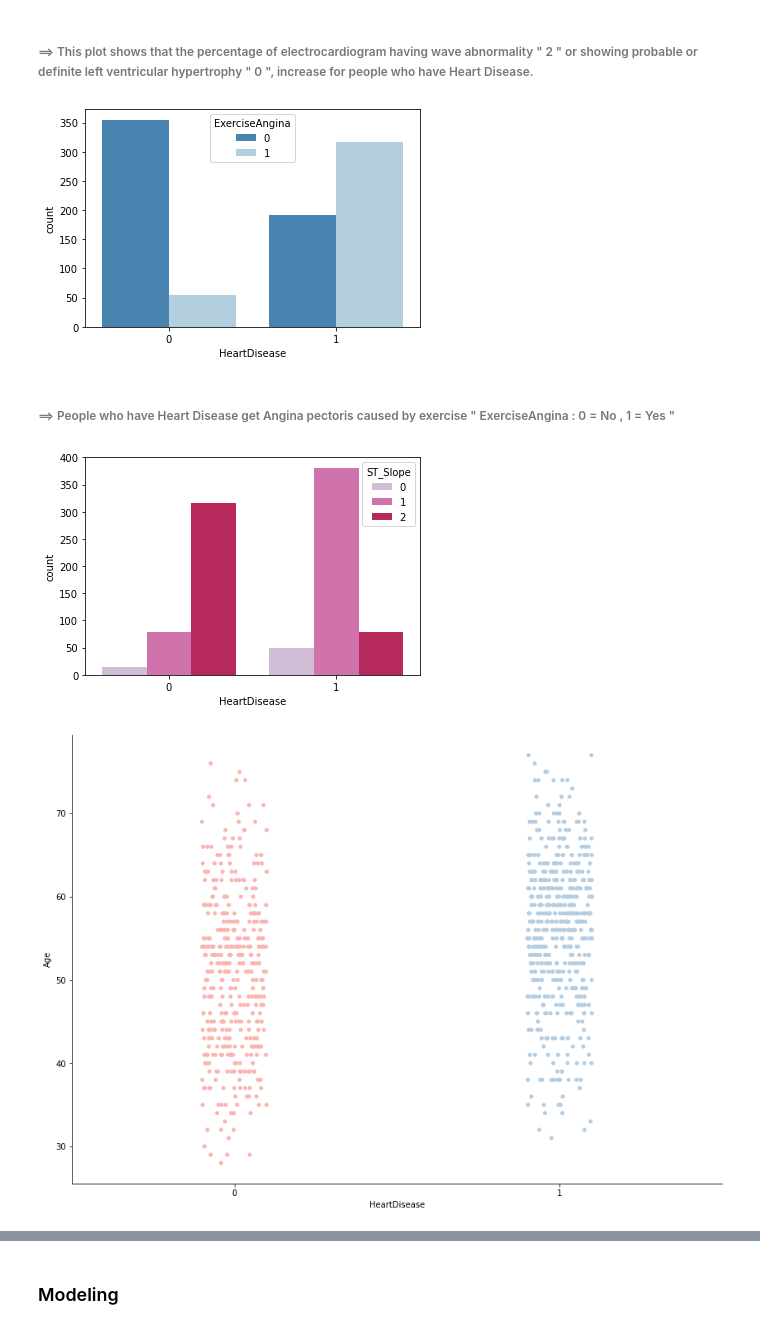
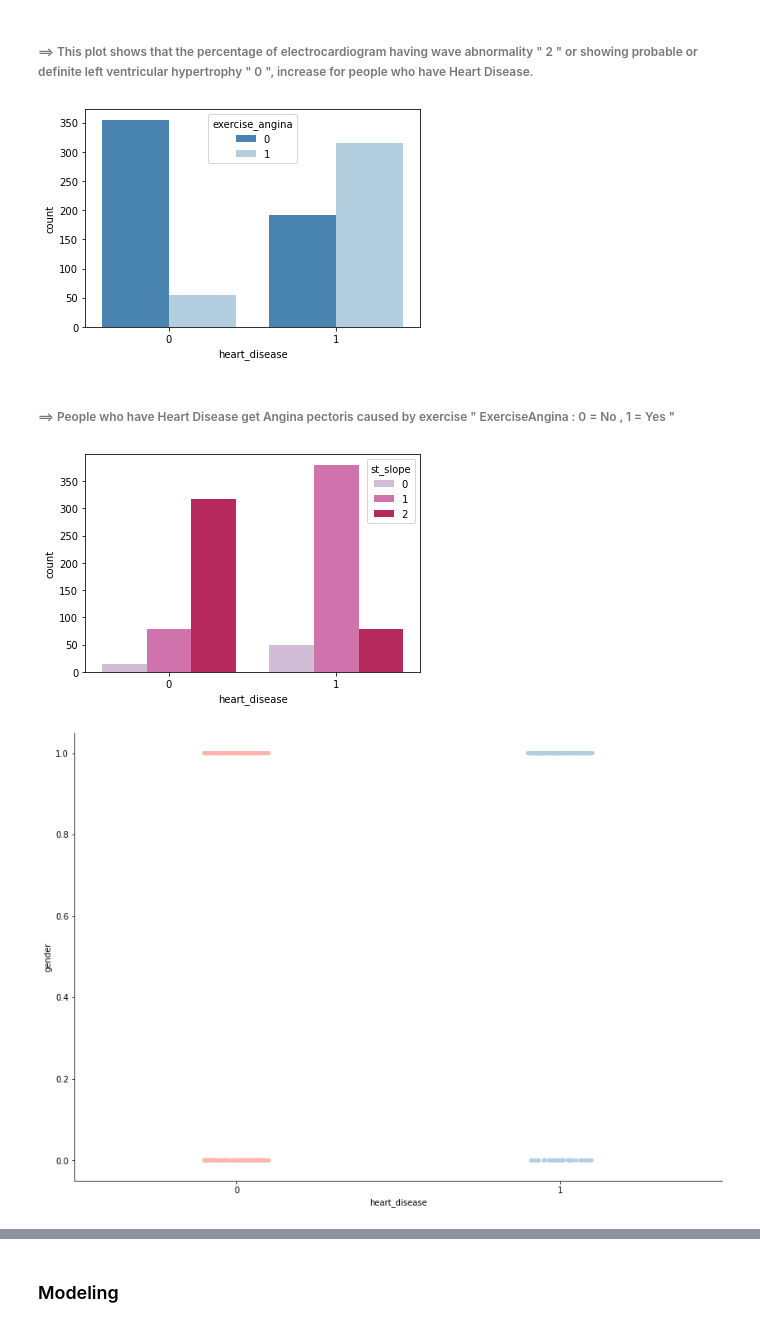
Before and after one commit to Abdou240/Python-Artificial_Intelligence, a Jupyter notebook: TechLab/Techlab/My own AI project.ipynb, the cells around one changed output, grey strips where cells are left out. Saved outputs shown, nothing was run; the diff lists cells and outputs as text; code cells hidden in the pictures.

```diff
--- a/TechLab/Techlab/My own AI project.ipynb
+++ b/TechLab/Techlab/My own AI project.ipynb
@@ -299,7 +299,7 @@ data.head()
 # %%
 #replace male as 0 and female as 1
 
-data["Sex"] = data["Sex"].map({"M": 0, "F":1})
+data["Sex"] = data["Sex"].map({"M": 1, "F":0})
 # %%
 #Label Encoder Function
 LE = LabelEncoder()
@@ -420,17 +438,17 @@ hr= sns.countplot(x='HeartDisease', hue='RestingECG', data=data, palette='BuPu')
 # %% [markdown]
 ###### ==> This plot shows that the percentage of electrocardiogram having wave abnormality " 2 " or showing probable or definite left ventricular hypertrophy " 0 ", increase for people who have Heart Disease.
 # %%
-he= sns.countplot(x='HeartDisease', hue='ExerciseAngina', data=data, palette='Blues_r')
+he= sns.countplot(x='heart_disease', hue='exercise_angina', data=data, palette='Blues_r')
 # %% [output]
-[figure, old version]
+[figure, new version]
 # %% [markdown]
 ###### ==> People who have Heart Disease get Angina pectoris caused by exercise " ExerciseAngina : 0 = No , 1 = Yes "
 # %%
-hs= sns.countplot(x='HeartDisease', hue='ST_Slope', data=data, palette='PuRd')
+hs= sns.countplot(x='heart_disease', hue='st_slope', data=data, palette='PuRd')
 # %% [output]
-[figure, old version]
+[figure, new version]
 # %%
-ha = sns.catplot(x="HeartDisease", y="Age", data=data , height=8.27, aspect=11.7/8.27, palette = 'Pastel1')
+ha = sns.catplot(x="heart_disease", y="gender", data=data , height=8.27, aspect=11.7/8.27, palette = 'Pastel1')
 # %% [output]
-[figure, old version]
+[figure, new version]
 # %%
```
Also changed, not shown: parts of 89 cells of this notebook, 1 other file.
